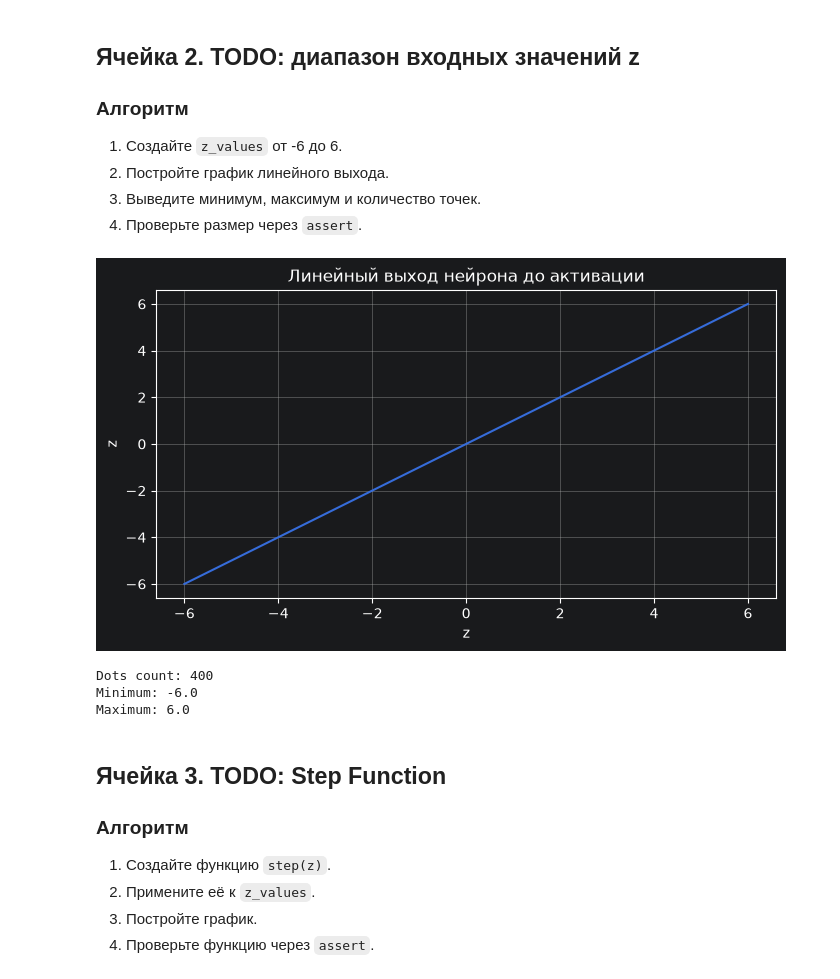
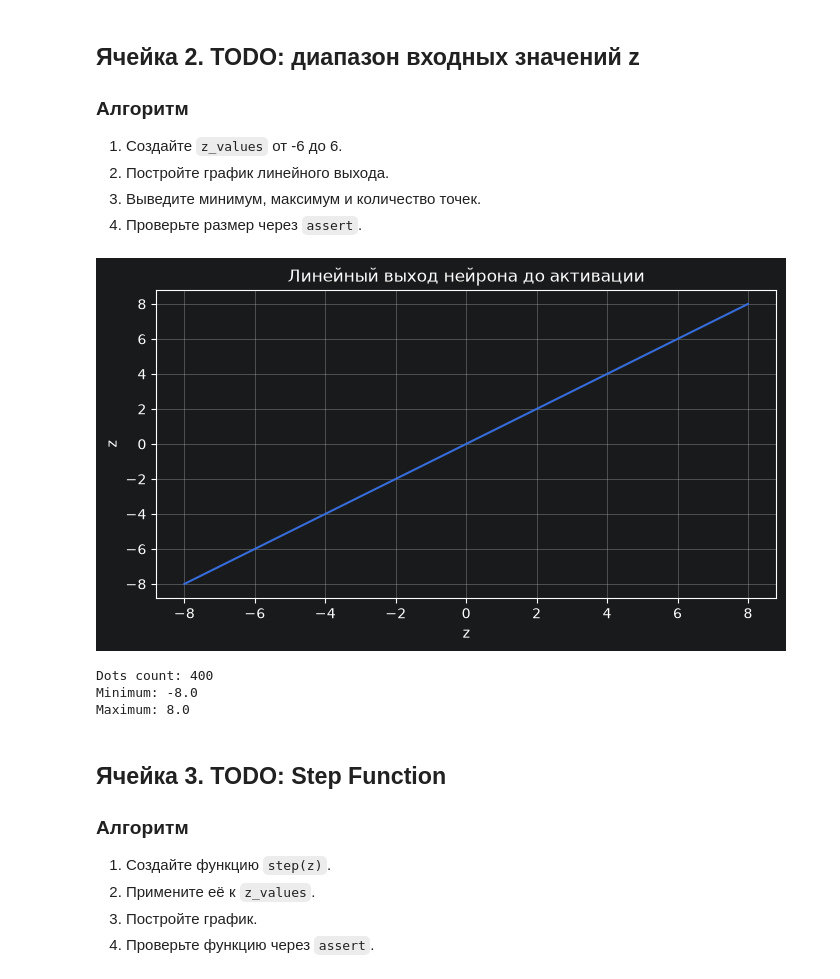
Before and after one commit to FelixTheCatW/study-dml, a Jupyter notebook: notebooks/block8_lesson03_activation_functions_todo.ipynb, the cells around one changed output. Saved outputs shown, nothing was run; the diff lists cells and outputs as text; code cells hidden in the pictures.

```diff
--- a/notebooks/block8_lesson03_activation_functions_todo.ipynb
+++ b/notebooks/block8_lesson03_activation_functions_todo.ipynb
@@ -189,30 +189,30 @@ NumPy version: 2.5.4
 4. Проверьте размер через `assert`.
 # %%
 # TODO: создайте z_values через np.linspace
-z_values = np.linspace(-6, 6, 400)
+z_values = np.linspace(-8, 8, 400)
 # TODO: постройте график z_values против z_values
 plt.figure(figsize=(8,4))
 plt.plot(z_values, z_values)
 # TODO: добавьте title, xlabel, ylabel, grid
 plt.title("Линейный выход нейрона до активации")
 plt.xlabel("z")
 plt.ylabel("z")
 plt.grid(True)
 plt.show()
 # TODO: выведите len, min, max
 print("Dots count:", len(z_values))
 print("Minimum:", z_values.min())
 print("Maximum:", z_values.max())
 # TODO: assert len(z_values) == 400
 
 assert len(z_values) == 400
-assert z_values.min() == -6
-assert z_values.max() == 6
+assert z_values.min() == -8
+assert z_values.max() == 8
 # %% [output]
-[figure, old version]
+[figure, new version]
 Dots count: 400
-Minimum: -6.0
-Maximum: 6.0
+Minimum: -8.0
+Maximum: 8.0
 # %% [markdown]
 ## Ячейка 3. TODO: Step Function
 
```
Also changed, not shown: parts of 8 cells of this notebook, 2 other files.
